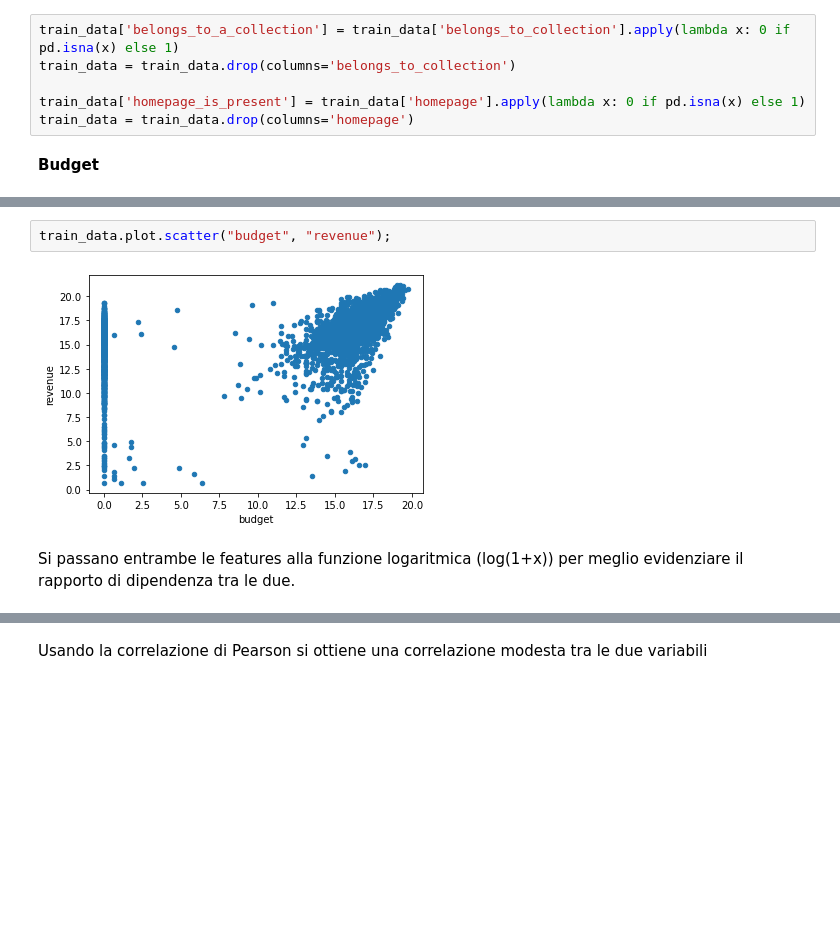
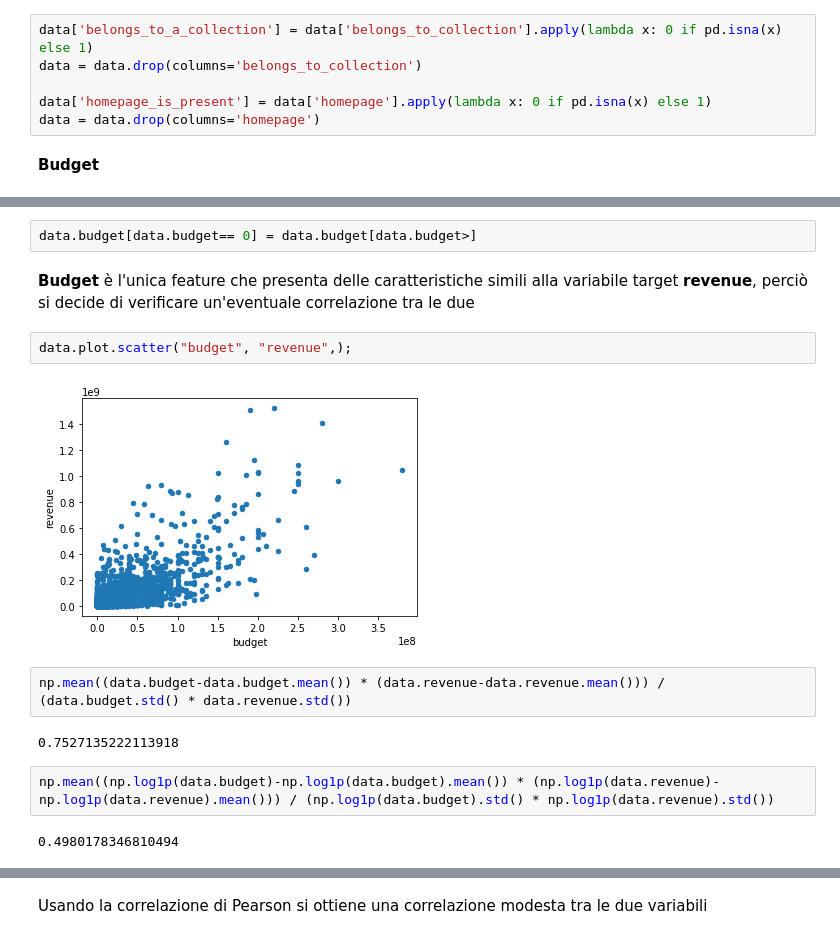
Before and after one commit to sergiorolnic/datascience, a Jupyter notebook: datascience_project.ipynb, the cells around one changed output, grey strips where cells are left out. Saved outputs shown, nothing was run; the diff lists cells and outputs as text; blank space fills up the shorter version.

```diff
--- a/datascience_project.ipynb
+++ b/datascience_project.ipynb
@@ -132,8 +144,8 @@ Analizziamo le features individualmente ed eventualmente evidenziamo eventuali r
 # %%
-train_data['belongs_to_a_collection'] = train_data['belongs_to_collection'].apply(lambda x: 0 if pd.isna(x) else 1)
-train_data = train_data.drop(columns='belongs_to_collection')
+data['belongs_to_a_collection'] = data['belongs_to_collection'].apply(lambda x: 0 if pd.isna(x) else 1)
+data = data.drop(columns='belongs_to_collection')
 
-train_data['homepage_is_present'] = train_data['homepage'].apply(lambda x: 0 if pd.isna(x) else 1)
-train_data = train_data.drop(columns='homepage')
+data['homepage_is_present'] = data['homepage'].apply(lambda x: 0 if pd.isna(x) else 1)
+data = data.drop(columns='homepage')
 # %% [markdown]
 **Budget**
@@ -140,6 +184,16 @@ train_data = train_data.drop(columns='homepage')
+# %%
+data.budget[data.budget== 0] = data.budget[data.budget>]
+# %% [markdown]
+**Budget** è l'unica feature che presenta delle caratteristiche simili alla variabile target **revenue**, perciò si decide di verificare un'eventuale correlazione tra le due
 # %%
-train_data.plot.scatter("budget", "revenue");
+data.plot.scatter("budget", "revenue",);
 # %% [output]
-[figure, old version]
+[figure, new version]
-# %% [markdown]
-Si passano entrambe le features alla funzione logaritmica (log(1+x)) per meglio evidenziare il rapporto di dipendenza tra le due.
+# %%
+np.mean((data.budget-data.budget.mean()) * (data.revenue-data.revenue.mean())) / (data.budget.std() * data.revenue.std())
+# %% [output]
+0.7527135222113918
+# %%
+np.mean((np.log1p(data.budget)-np.log1p(data.budget).mean()) * (np.log1p(data.revenue)-np.log1p(data.revenue).mean())) / (np.log1p(data.budget).std() * np.log1p(data.revenue).std())
+# %% [output]
+0.4980178346810494
```
Also changed, not shown: parts of 57 cells of this notebook.
